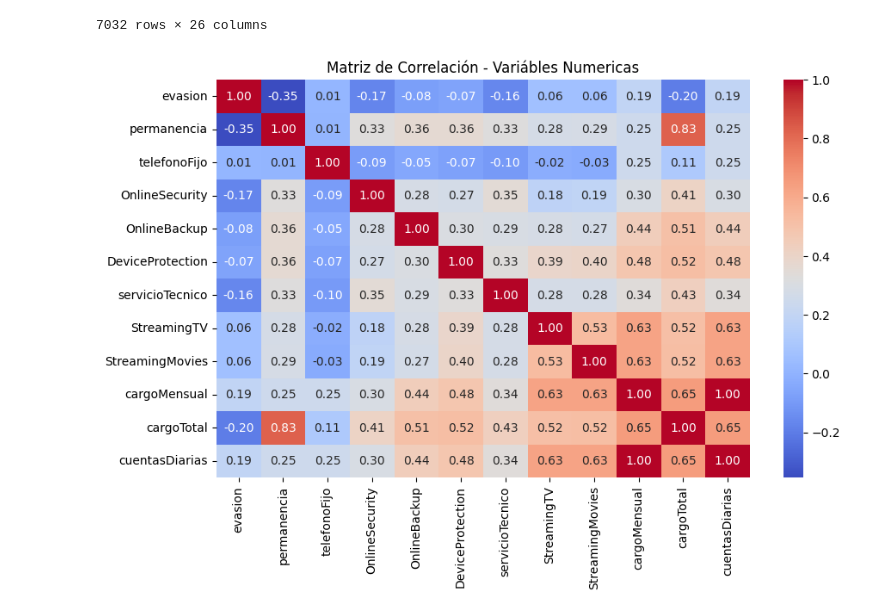
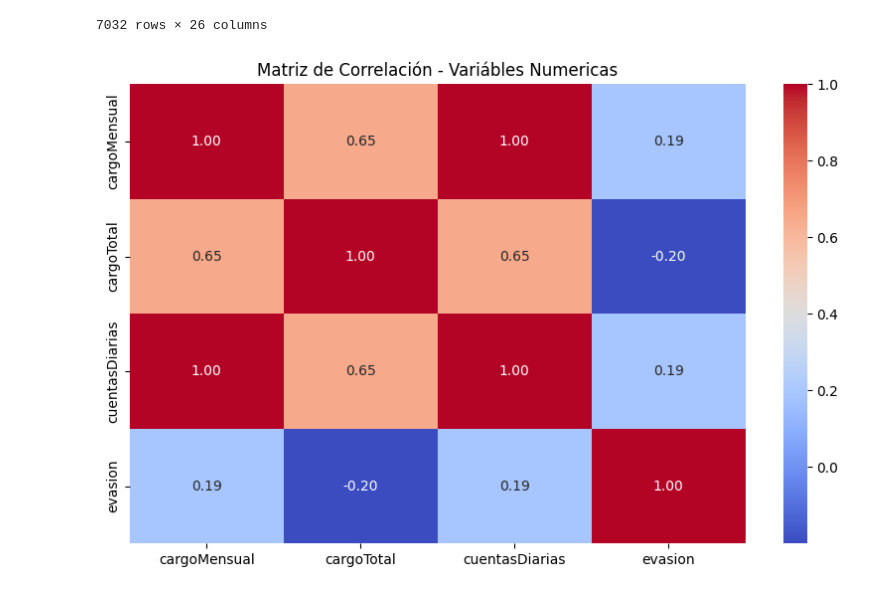
Before and after one commit to taniagoa/Tercer-challenge-CD-Telecom-X-parte2, a Jupyter notebook: telecomXparte2.ipynb, the cells around one changed output. Cells and saved outputs as stored; diff of their text form; code cells hidden in the pictures.

Commit message:
hacer matriz de correlacion de las variables numericas

```diff
--- a/telecomXparte2.ipynb
+++ b/telecomXparte2.ipynb
@@ -114,11 +114,15 @@ from sklearn.preprocessing import LabelEncoder
 label_encoder=LabelEncoder()
 y=label_encoder.fit_transform(y)
 # %%
-df_numeric = datos2.select_dtypes(include=["int64","float64"])
+import matplotlib.pyplot as plt
+import seaborn as sns
+df_numeric = datos2.select_dtypes(include="float64")
+df_numeric = df_numeric.copy()
+df_numeric['evasion'] = datos2['evasion']
 corr_matrix = df_numeric.corr()
 plt.figure(figsize=(10,6))
 sns.heatmap(corr_matrix, annot=True, cmap="coolwarm", fmt=".2f")
 plt.title("Matriz de Correlación - Variábles Numericas")
 plt.show()
 # %% [output]
-[figure, old version]
+[figure, new version]
```
